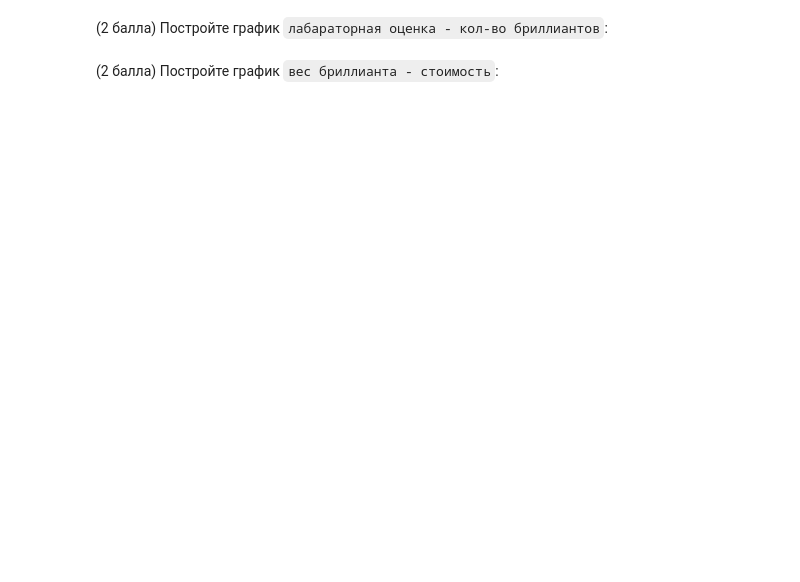
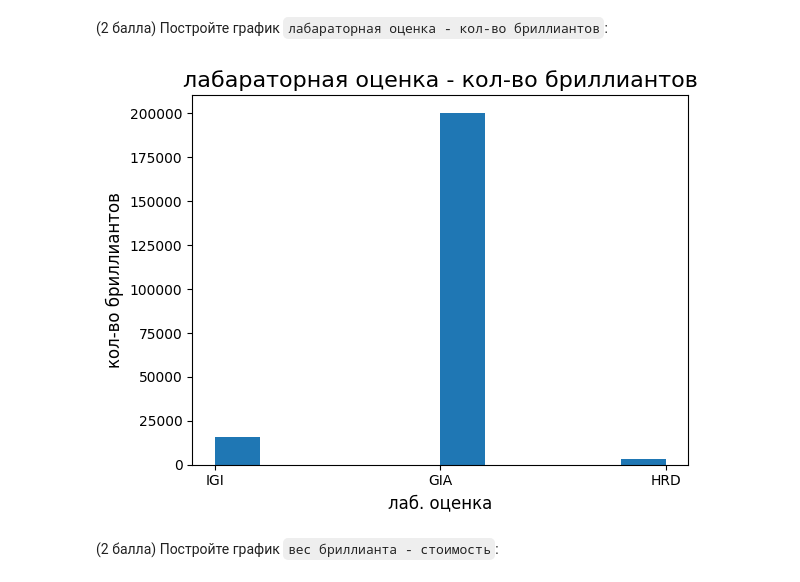
Before and after one commit to khuzin-e/mipt-sem2-python-lab, a Jupyter notebook: lab_work.ipynb, the cells around one changed output. Saved outputs shown, nothing was run; the diff lists cells and outputs as text; code cells hidden in the pictures; blank space fills up the shorter version.

```diff
--- a/lab_work.ipynb
+++ b/lab_work.ipynb
@@ -370,2 +401,11 @@ row = diamonds['total_sales_price'].to_numpy()
+# %%
+plt.title('лабараторная оценка - кол-во бриллиантов', fontsize=16)
+
+plt.hist(diamonds['lab'])
+plt.xlabel('лаб. оценка', fontdict=dict(size=12))
+plt.ylabel('кол-во бриллиантов', fontdict=dict(size=12))
+plt.show()
+# %% [output]
+[figure, added]
 # %% [markdown]
 (2 балла) Постройте график `вес бриллианта - стоимость`:
```
Also changed, not shown: parts of 44 cells of this notebook.
